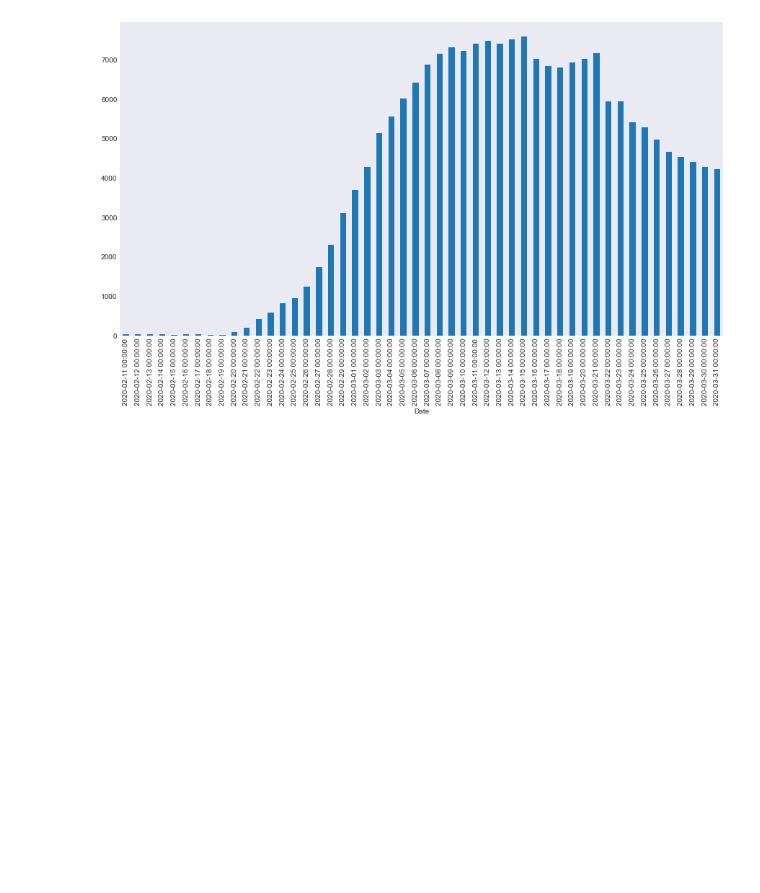
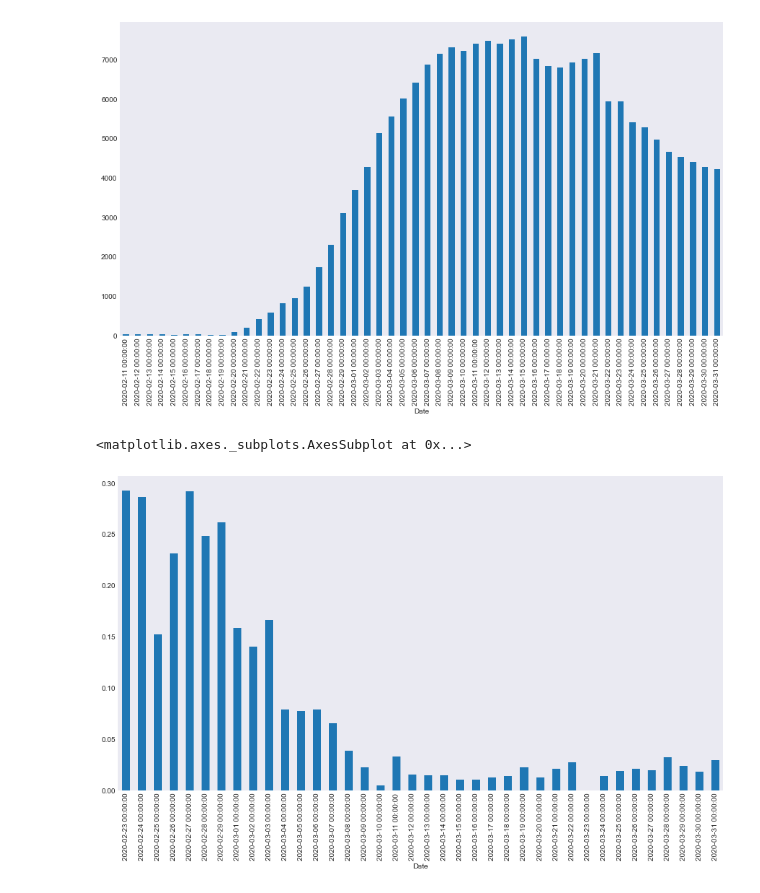
Before and after one commit to JakobRohrhirsch/COVID-19-JHU-CSSE-Analysis, a Jupyter notebook: COVID-19 Analysis.ipynb, the cells around one changed output. Cells and saved outputs as stored; diff of their text form; code cells hidden in the pictures; blank space fills up the shorter version.

```diff
--- a/COVID-19 Analysis.ipynb
+++ b/COVID-19 Analysis.ipynb
@@ -272,3 +202,10 @@ CountryConsolidated.loc['Korea, South']['Active Cases'].iloc[-50:].plot.bar()
 # %% [output]
 <matplotlib.axes._subplots.AxesSubplot at 0x...>
 [figure]
+# %%
+south_korea['growth rate'] = south_korea['Daily New Cases'] / south_korea['Active Cases']
+# %%
+south_korea['growth rate'].iloc[-38:].plot.bar()
+# %% [output]
+<matplotlib.axes._subplots.AxesSubplot at 0x...>
+[figure, added]
```
Also changed, not shown: parts of 19 cells of this notebook.
